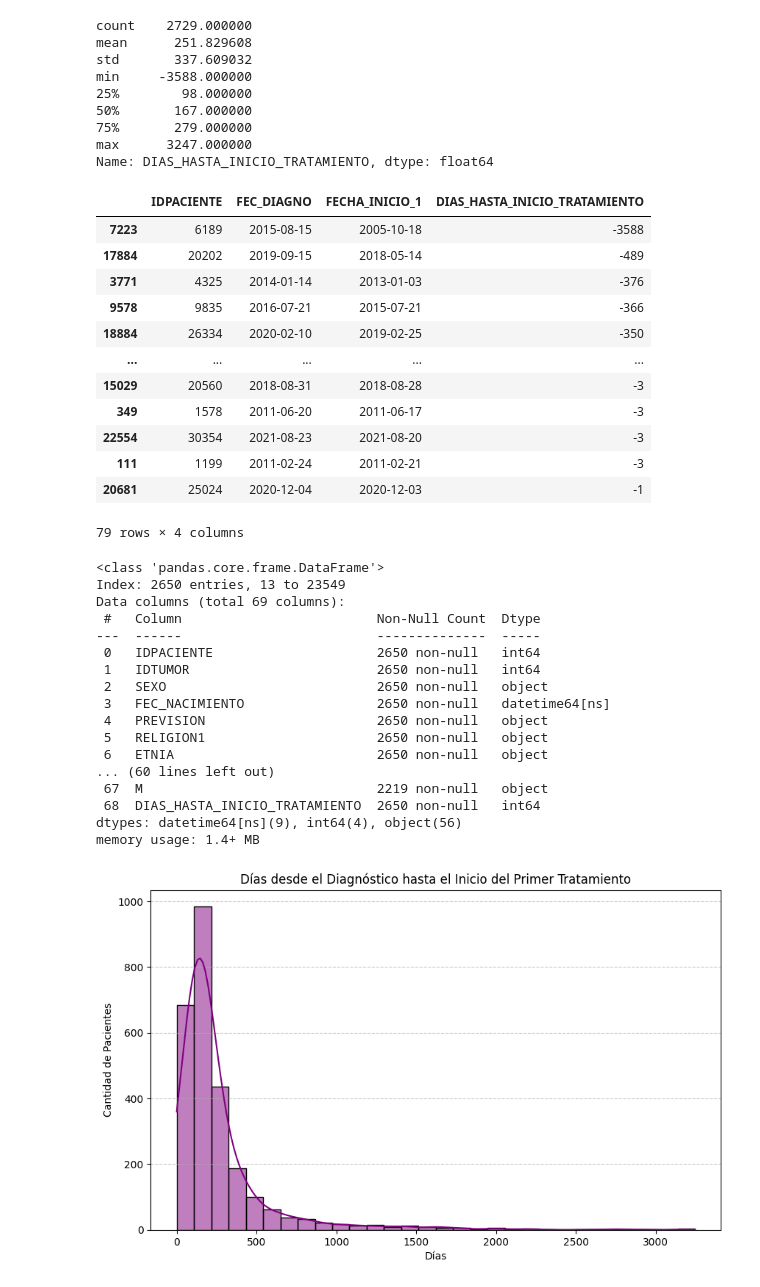
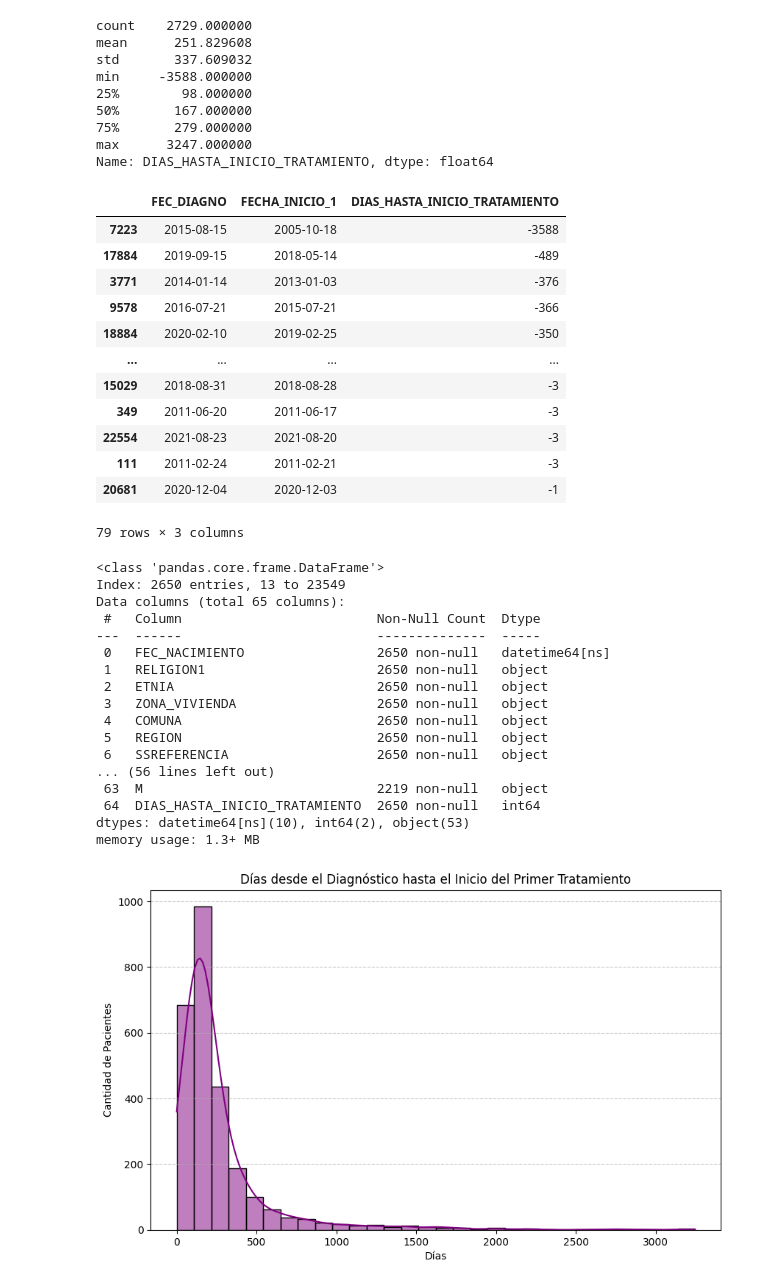
Before and after one commit to mperezlagos/ds-cancer-prostata, a Jupyter notebook: notebooks/1-clean_ds_cancer_prostata.ipynb, the cells around one changed output. Cells and saved outputs as stored; diff of their text form; code cells hidden in the pictures.

```diff
--- a/notebooks/1-clean_ds_cancer_prostata.ipynb
+++ b/notebooks/1-clean_ds_cancer_prostata.ipynb
@@ -67,6 +67,10 @@ TIPO
 OBSERVACIONES
 # %%
 columnas_a_eliminar = [
+    'IDPACIENTE',
+    'IDTUMOR',
+    'SEXO',
+    'PREVISION',
     'COD_RELIGION',
     'COD_ETNIA',
     'EDAD',
@@ -331,6 +335,8 @@ data_cleaned['FECHA_COMITE'] = pd.to_datetime(data_cleaned['FECHA_COMITE'], form
 data_cleaned['FEC_INGRESO_CASO'] = pd.to_datetime(data_cleaned['FEC_INGRESO_CASO'], format='%d-%m-%Y',errors='coerce')
 data_cleaned['FEC_DIAGNO'] = pd.to_datetime(data_cleaned['FEC_DIAGNO'],format='%d-%m-%Y')
 data_cleaned['FEC_TOM_MUESTRA'] = pd.to_datetime(data_cleaned['FEC_TOM_MUESTRA'], format='%d-%m-%Y',errors='coerce')
+data_cleaned['ULTIMO_CONTACTO'] = pd.to_datetime(data_cleaned['ULTIMO_CONTACTO'], format='%d-%m-%Y',errors='coerce')
+
 #data_cleaned['FECHA_FALLECIMIENTO'] = pd.to_datetime(data_cleaned['FECHA_FALLECIMIENTO'], format='%d-%m-%Y',errors='coerce')
 # %% [markdown]
 
@@ -450,26 +456,26 @@ Name: DIAS_HASTA_INICIO_TRATAMIENTO, dtype: float64
 # %%
 # Filtrar los registros donde la fecha de inicio del tratamiento es anterior a la fecha de diagnóstico
 registros_incongruentes = data_cleaned[data_cleaned['FECHA_INICIO_1'] < data_cleaned['FEC_DIAGNO']]
 
 # Ordenar registros_incongruentes por 'DIAS_HASTA_INICIO_TRATAMIENTO' de forma ascendente
 registros_incongruentes = registros_incongruentes.sort_values(by='DIAS_HASTA_INICIO_TRATAMIENTO', ascending=True)
 
 # Mostrar los registros encontrados
-registros_incongruentes[['IDPACIENTE', 'FEC_DIAGNO', 'FECHA_INICIO_1', 'DIAS_HASTA_INICIO_TRATAMIENTO']]
+registros_incongruentes[[ 'FEC_DIAGNO', 'FECHA_INICIO_1', 'DIAS_HASTA_INICIO_TRATAMIENTO']]
 # %% [output]
-|  | IDPACIENTE | FEC_DIAGNO | FECHA_INICIO_1 | DIAS_HASTA_INICIO_TRATAMIENTO |
-| 7223 | 6189 | 2015-08-15 | 2005-10-18 | -3588 |
-| 17884 | 20202 | 2019-09-15 | 2018-05-14 | -489 |
-| 3771 | 4325 | 2014-01-14 | 2013-01-03 | -376 |
-| 9578 | 9835 | 2016-07-21 | 2015-07-21 | -366 |
-| 18884 | 26334 | 2020-02-10 | 2019-02-25 | -350 |
-| ... | ... | ... | ... | ... |
-| 15029 | 20560 | 2018-08-31 | 2018-08-28 | -3 |
-| 349 | 1578 | 2011-06-20 | 2011-06-17 | -3 |
-| 22554 | 30354 | 2021-08-23 | 2021-08-20 | -3 |
-| 111 | 1199 | 2011-02-24 | 2011-02-21 | -3 |
-| 20681 | 25024 | 2020-12-04 | 2020-12-03 | -1 |
+|  | FEC_DIAGNO | FECHA_INICIO_1 | DIAS_HASTA_INICIO_TRATAMIENTO |
+| 7223 | 2015-08-15 | 2005-10-18 | -3588 |
+| 17884 | 2019-09-15 | 2018-05-14 | -489 |
+| 3771 | 2014-01-14 | 2013-01-03 | -376 |
+| 9578 | 2016-07-21 | 2015-07-21 | -366 |
+| 18884 | 2020-02-10 | 2019-02-25 | -350 |
+| ... | ... | ... | ... |
+| 15029 | 2018-08-31 | 2018-08-28 | -3 |
+| 349 | 2011-06-20 | 2011-06-17 | -3 |
+| 22554 | 2021-08-23 | 2021-08-20 | -3 |
+| 111 | 2011-02-24 | 2011-02-21 | -3 |
+| 20681 | 2020-12-04 | 2020-12-03 | -1 |
-79 rows × 4 columns
+79 rows × 3 columns
 # %%
 # Filtrar el DataFrame para mantener solo las filas donde 'FECHA_INICIO_TRATAMIENTO_1' <= 'FEC_DIAGNO'
 data_cleaned = data_cleaned[data_cleaned['FECHA_INICIO_1'] >= data_cleaned['FEC_DIAGNO']]
@@ -477,21 +483,21 @@ data_cleaned.info()
 # %% [output]
 <class 'pandas.core.frame.DataFrame'>
 Index: 2650 entries, 13 to 23549
-Data columns (total 69 columns):
+Data columns (total 65 columns):
  #   Column                         Non-Null Count  Dtype
 ---  ------                         --------------  -----
- 0   IDPACIENTE                     2650 non-null   int64
- 1   IDTUMOR                        2650 non-null   int64
- 2   SEXO                           2650 non-null   object
- 3   FEC_NACIMIENTO                 2650 non-null   datetime64[ns]
- 4   PREVISION                      2650 non-null   object
- 5   RELIGION1                      2650 non-null   object
- 6   ETNIA                          2650 non-null   object
-... (60 lines left out)
- 67  M                              2219 non-null   object
- 68  DIAS_HASTA_INICIO_TRATAMIENTO  2650 non-null   int64
-dtypes: datetime64[ns](9), int64(4), object(56)
-memory usage: 1.4+ MB
+ 0   FEC_NACIMIENTO                 2650 non-null   datetime64[ns]
+ 1   RELIGION1                      2650 non-null   object
+ 2   ETNIA                          2650 non-null   object
+ 3   ZONA_VIVIENDA                  2650 non-null   object
+ 4   COMUNA                         2650 non-null   object
+ 5   REGION                         2650 non-null   object
+ 6   SSREFERENCIA                   2650 non-null   object
+... (56 lines left out)
+ 63  M                              2219 non-null   object
+ 64  DIAS_HASTA_INICIO_TRATAMIENTO  2650 non-null   int64
+dtypes: datetime64[ns](10), int64(2), object(53)
+memory usage: 1.3+ MB
 # %%
 # Visualización de la distribución de los días hasta el inicio del tratamiento
 plt.figure(figsize=(10, 6))
```
Also changed, not shown: parts of 16 cells of this notebook, 3 other files.
